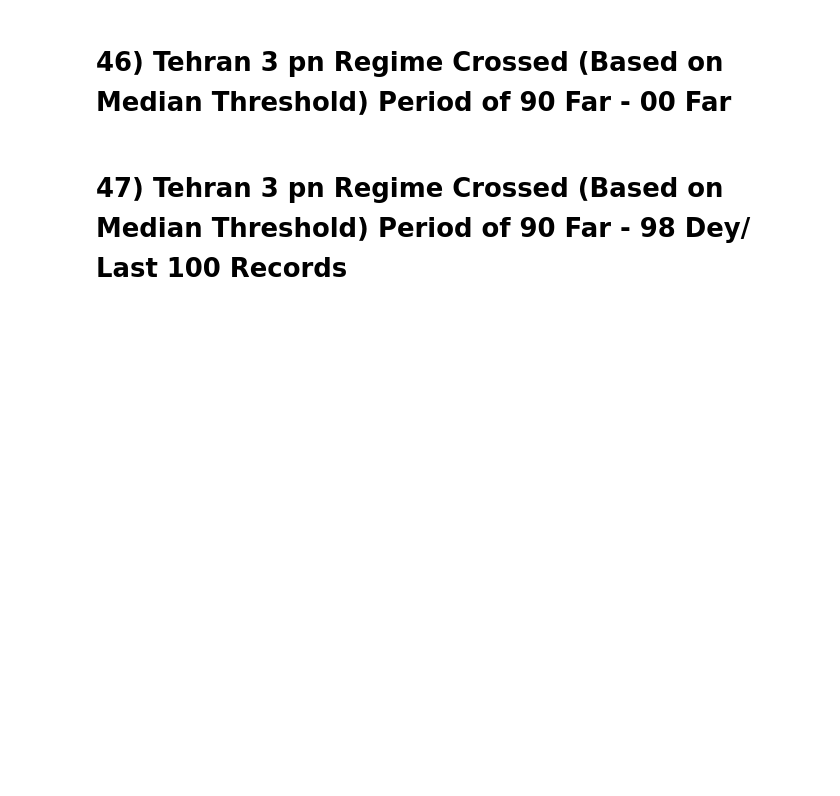
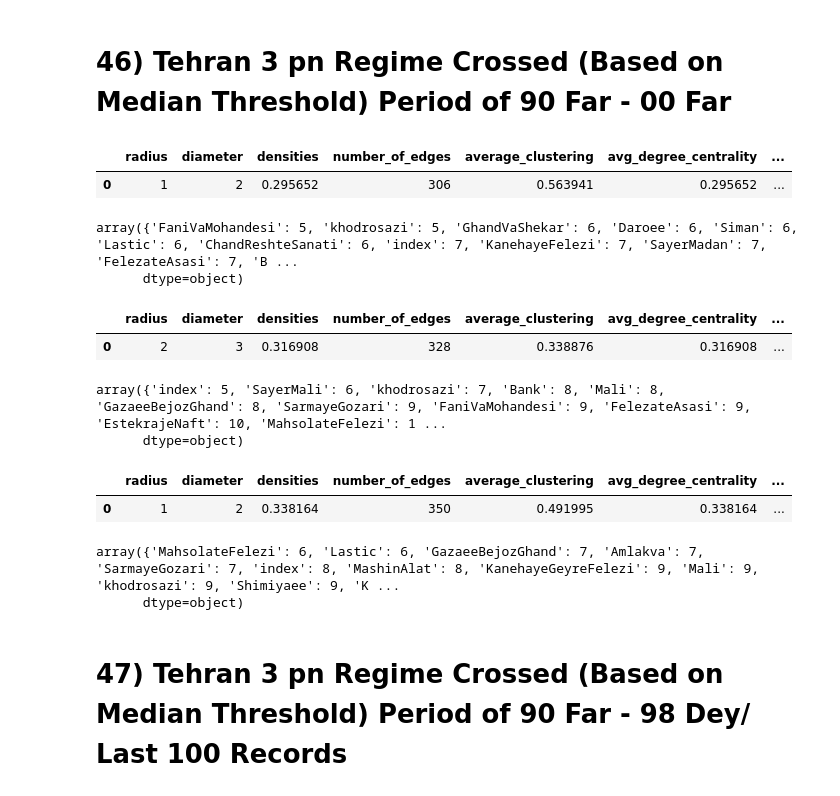
Before and after one commit to hossein4527/Time_Series_Trend_Forcasting, a Jupyter notebook: Codes/nw_3pnRegimes.ipynb, the cells around one changed output. Cells and saved outputs as stored; diff of their text form; code cells hidden in the pictures; blank space fills up the shorter version.

```diff
--- a/Codes/nw_3pnRegimes.ipynb
+++ b/Codes/nw_3pnRegimes.ipynb
@@ -515,2 +536,24 @@ circos.draw()
 # %% [markdown]
 # 46) Tehran 3 pn Regime Crossed (Based on Median Threshold) Period of 90 Far - 00 Far
+# %%
+nm = Net_moduls()
+# %%
+thr45_1 = nm.find_median_crossed_100_threshold(tehran_df_ThreeReg_pn_1_same_length_98)
+thr45_2 = nm.find_median_crossed_100_threshold(tehran_df_ThreeReg_pn_2_same_length_98)
+thr45_3 = nm.find_median_crossed_100_threshold(tehran_df_ThreeReg_pn_3_same_length_98)
+
+thr45 = min(thr45_1, thr45_2, thr45_3)
+# %%
+crossed_network_ThreeReg_pn_1_98 = nm.construct_network(tehran_df_ThreeReg_pn_1_same_length_98, method='crossed_100', threshold=thr45)
+# %%
+nm.get_network_features(crossed_network_ThreeReg_pn_1_98)
+# %% [output]
+|  | radius | diameter | densities | number_of_edges | average_clustering | avg_degree_centrality | ... |
+| 0 | 1 | 2 | 0.295652 | 306 | 0.563941 | 0.295652 | ... |
+# %%
+b45_1 = dict(nx.degree(crossed_network_ThreeReg_pn_1_98))
+b45_1 = np.array(dict(sorted(b45_1.items(), key=lambda item: item[1])))
+b45_1
+# %% [output]
+array({'FaniVaMohandesi': 5, 'khodrosazi': 5, 'GhandVaShekar': 6, 'Daroee': 6, 'Siman': 6, 'Lastic': 6, 'ChandReshteSanati': 6, 'index': 7, 'KanehayeFelezi': 7, 'SayerMadan': 7, 'FelezateAsasi': 7, 'B ...
+      dtype=object)
@@ -516,0 +564,12 @@ circos.draw()
+# %%
+nm.get_network_features(crossed_network_ThreeReg_pn_2_98)
+# %% [output]
+|  | radius | diameter | densities | number_of_edges | average_clustering | avg_degree_centrality | ... |
+| 0 | 2 | 3 | 0.316908 | 328 | 0.338876 | 0.316908 | ... |
+# %%
+b45_2 = dict(nx.degree(crossed_network_ThreeReg_pn_2_98))
+b45_2 = np.array(dict(sorted(b45_2.items(), key=lambda item: item[1])))
+b45_2
+# %% [output]
+array({'index': 5, 'SayerMali': 6, 'khodrosazi': 7, 'Bank': 8, 'Mali': 8, 'GazaeeBejozGhand': 8, 'SarmayeGozari': 9, 'FaniVaMohandesi': 9, 'FelezateAsasi': 9, 'EstekrajeNaft': 10, 'MahsolateFelezi': 1 ...
+      dtype=object)
@@ -516,0 +580,12 @@ circos.draw()
+# %%
+nm.get_network_features(crossed_network_ThreeReg_pn_3_98)
+# %% [output]
+|  | radius | diameter | densities | number_of_edges | average_clustering | avg_degree_centrality | ... |
+| 0 | 1 | 2 | 0.338164 | 350 | 0.491995 | 0.338164 | ... |
+# %%
+b45_3 = dict(nx.degree(crossed_network_ThreeReg_pn_3_98))
+b45_3 = np.array(dict(sorted(b45_3.items(), key=lambda item: item[1])))
+b45_3
+# %% [output]
+array({'MahsolateFelezi': 6, 'Lastic': 6, 'GazaeeBejozGhand': 7, 'Amlakva': 7, 'SarmayeGozari': 7, 'index': 8, 'MashinAlat': 8, 'KanehayeGeyreFelezi': 9, 'Mali': 9, 'khodrosazi': 9, 'Shimiyaee': 9, 'K ...
+      dtype=object)
```
Also changed, not shown: parts of 24 cells of this notebook, 11 other files.
